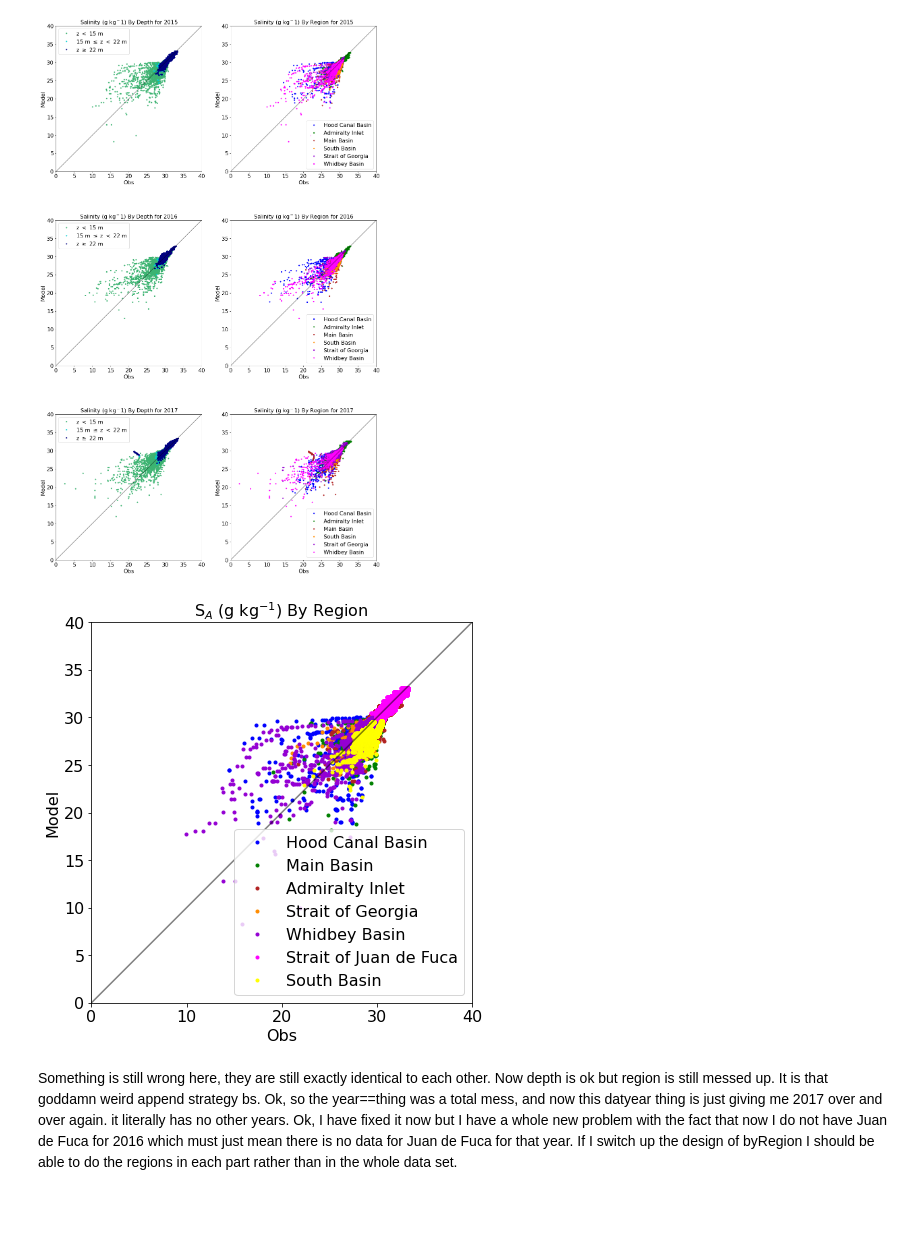
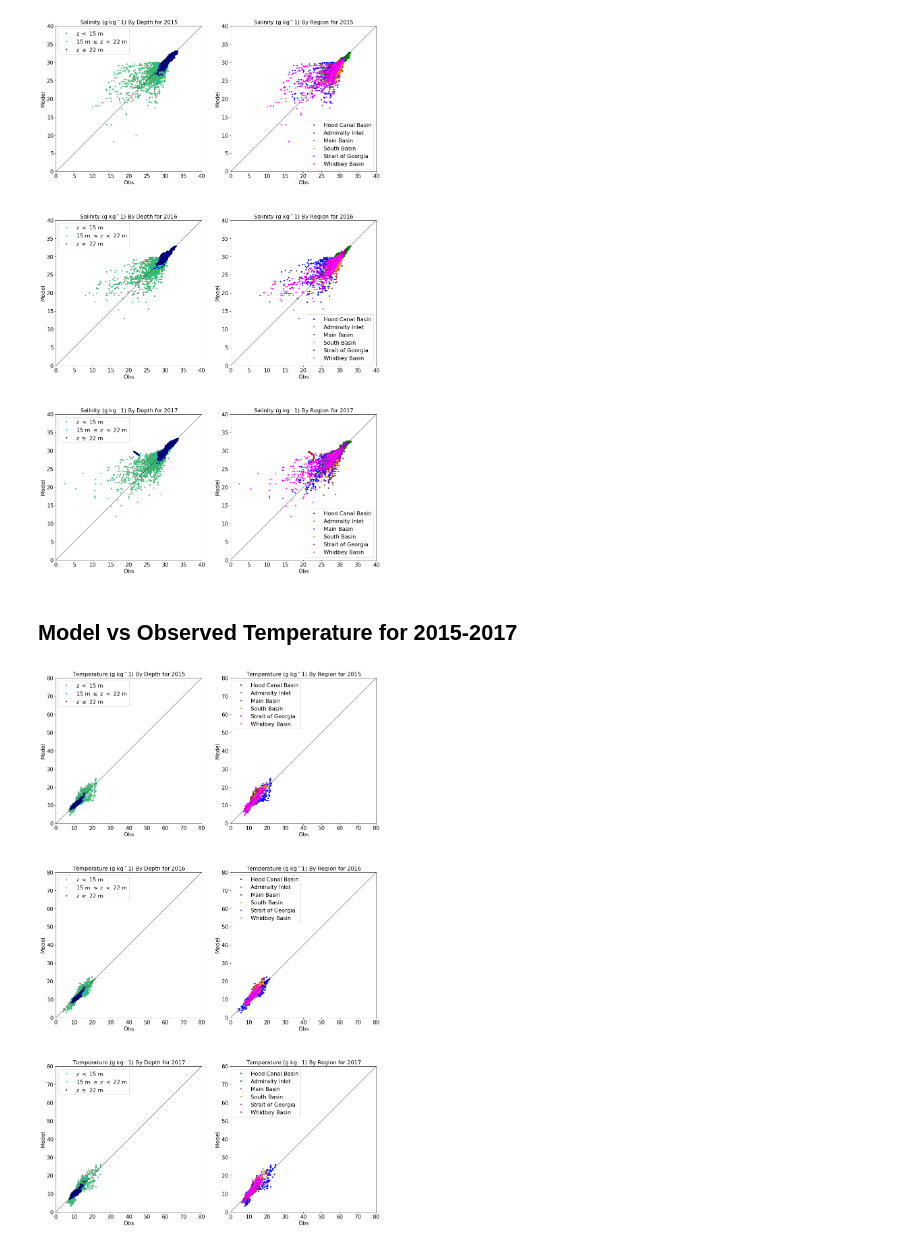
Before and after one commit to SalishSeaCast/analysis-keegan, a Jupyter notebook: notebooks/Evaluations/CTD_By_Year.ipynb, the cells around one changed output. Saved outputs shown, nothing was run; the diff lists cells and outputs as text; code cells hidden in the pictures; blank space fills up the shorter version.

Commit message:
Put nutrients by year into CTD_nutrients.

```diff
--- a/notebooks/Evaluations/CTD_By_Year.ipynb
+++ b/notebooks/Evaluations/CTD_By_Year.ipynb
@@ -345,7 +329,7 @@ odict_keys(['z < 15 m', '15 m < z < 22 m', 'z >= 22 m', 'z > 50 m', 'all', 'z <
 # %% [markdown]
 ## Model vs observed Salinity for 2015-2017
 # %%
-def multi_phy_graph(down,figsize,figrange,years,obsvar,modvar,phyvar_name):
+def multi_depreg_graph(down,figsize,figrange,years,obsvar,modvar,phyvar_name):
     fig,ax=plt.subplots(down,2,figsize=figsize)
     for d,Y in zip(range(down),years):
         ps,l=byDepth(ax[d][0],obsvar,modvar,figrange,byyear=True,year=Y)
@@ -360,11 +344,11 @@ multi_phy_graph(3,(17,30),(0,40),years,obsvar,modvar,'Salinity')
 # %% [output]
 [figure]
-# %%
-fig, ax = plt.subplots(1,1,figsize = (16,7))
-
-ps,l=byRegion(ax,obsvar,modvar,(0,40),year=2015)
-ax.set_title('S$_A$ (g kg$^{-1}$) By Region');
-# %% [output]
-[figure, removed]
-# %% [markdown]
-Something is still wrong here, they are still exactly identical to each other. Now depth is ok but region is still messed up. It is that goddamn weird append strategy bs. Ok, so the year==thing was a total mess, and now this datyear thing is just giving me 2017 over and over again. it literally has no other years. Ok, I have fixed it now but I have a whole new problem with the fact that now I do not have Juan de Fuca for 2016 which must just mean there is no data for Juan de Fuca for that year. If I switch up the design of byRegion I should be able to do the regions in each part rather than in the whole data set.
+# %% [markdown]
+## Model vs Observed Temperature for 2015-2017
+# %%
+obsvar='CT'
+modvar='mod_votemper'
+
+multi_depreg_graph(3,(17,30),(0,80),years,obsvar,modvar,'Temperature')
+# %% [output]
+[figure, added]
```
Also changed, not shown: parts of 2 cells of this notebook, 2 other files.
